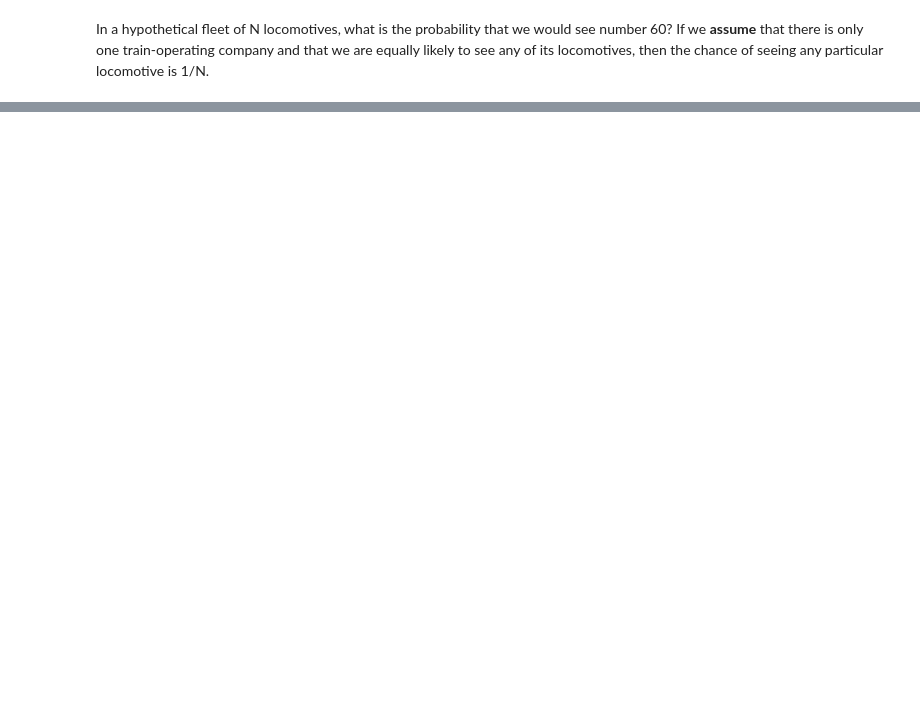
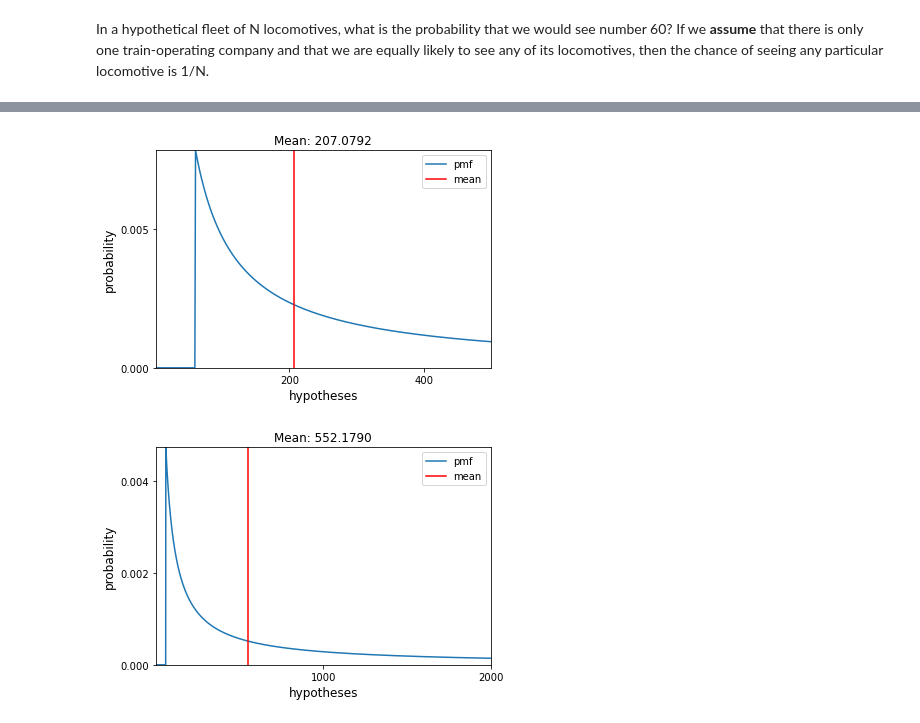
Before and after one commit to carlosjuribe/Think_Bayes, a Jupyter notebook: 03_estimation.ipynb, the cells around one changed output, grey strips where cells are left out. Cells and saved outputs as stored; diff of their text form; code cells hidden in the pictures; blank space fills up the shorter version.

```diff
--- a/03_estimation.ipynb
+++ b/03_estimation.ipynb
@@ -139,0 +189,19 @@ suite.PlotProb();
+# %%
+hypos_500 = range(1, 501)
+hypos_1000 = range(1, 1001)
+hypos_2000 = range(1, 2001)
+
+suite_500 = Train(hypos_500)
+suite_1000 = Train(hypos_1000)
+suite_2000 = Train(hypos_2000)
+
+# after we observe a 60, this is how our posteriors differ:
+suite_500.Update(60)
+suite_1000.Update(60)
+suite_2000.Update(60);
+# %%
+suite_500.PlotMean()
+suite_2000.PlotMean();
+# %% [output]
+[figure, added]
+[figure, added]
```
Also changed, not shown: parts of 33 cells of this notebook.
